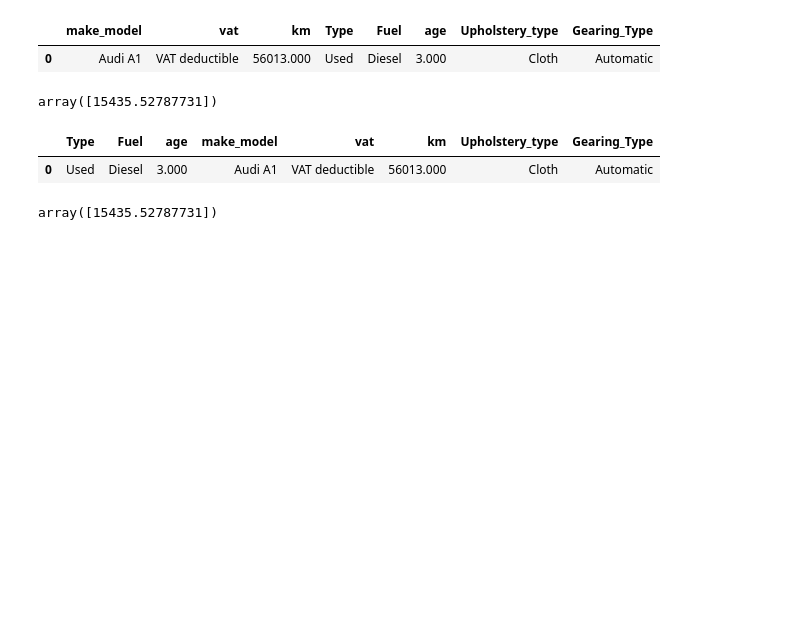
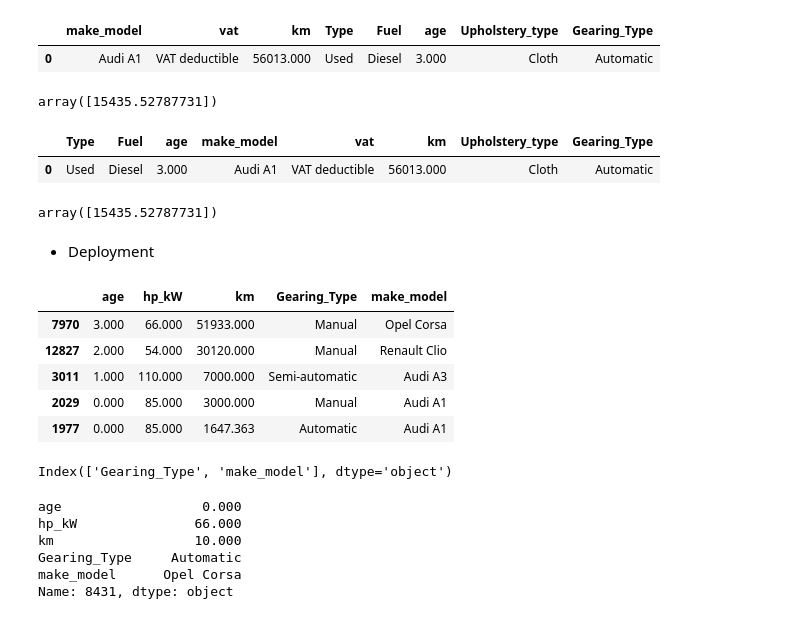
Before and after one commit to MariamAlghamdi/auto_mld, a Jupyter notebook: deployment.ipynb, the cells around one changed output. Cells and saved outputs as stored; diff of their text form; code cells hidden in the pictures; blank space fills up the shorter version.

```diff
--- a/deployment.ipynb
+++ b/deployment.ipynb
@@ -2554,3 +2554,19 @@ final_model.predict(new_obs)
 # the feature order of new_obs to the feature order of the X data it is training.
 # %% [output]
 array([15435.52787731])
+# %% [markdown]
+- Deployment
+# %%
+new_list=["age", "hp_kW", "km", "Gearing_Type", 'make_model']
+# %%
+X=df[new_list]
+y=df['price']
+# %%
+X.sample(5)
+# %% [output]
+|  | age | hp_kW | km | Gearing_Type | make_model |
+| 7970 | 3.000 | 66.000 | 51933.000 | Manual | Opel Corsa |
+| 12827 | 2.000 | 54.000 | 30120.000 | Manual | Renault Clio |
+| 3011 | 1.000 | 110.000 | 7000.000 | Semi-automatic | Audi A3 |
+| 2029 | 0.000 | 85.000 | 3000.000 | Manual | Audi A1 |
+| 1977 | 0.000 | 85.000 | 1647.363 | Automatic | Audi A1 |
@@ -2556,0 +2578,5 @@ array([15435.52787731])
+# %%
+cat = X_train.select_dtypes("object").columns
+cat
+# %% [output]
+Index(['Gearing_Type', 'make_model'], dtype='object')
@@ -2556,0 +2586,9 @@ array([15435.52787731])
+# %%
+X_train.iloc[1]
+# %% [output]
+age                  0.000
+hp_kW               66.000
+km                  10.000
+Gearing_Type     Automatic
+make_model      Opel Corsa
+Name: 8431, dtype: object
```
Also changed, not shown: parts of 39 cells of this notebook, 4 other files.
